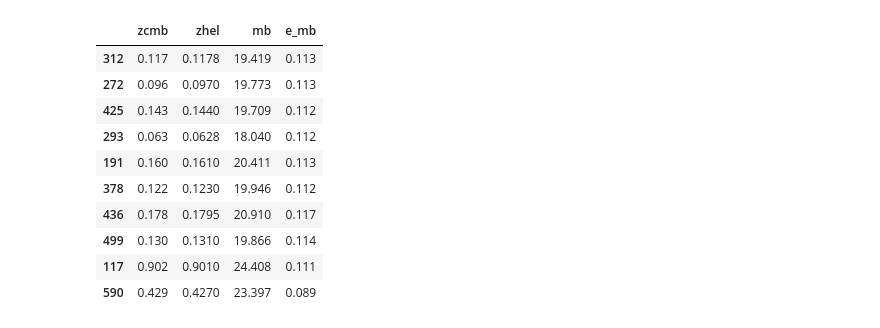
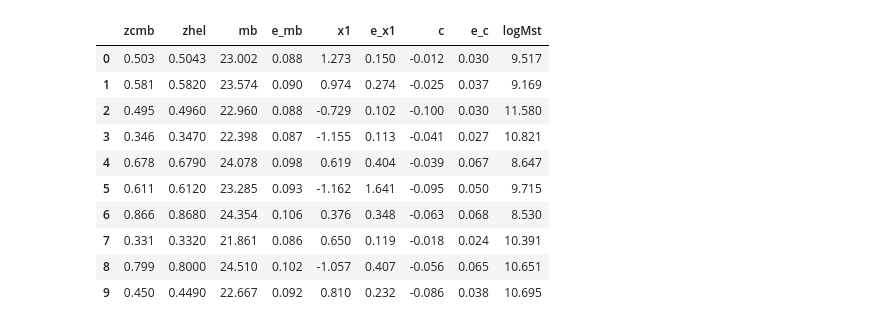
Before and after one commit to Raghuram-Veeramallu/Astro_Stat_Project2, a Jupyter notebook: Project2_Group3.ipynb, the cells around one changed output. Saved outputs shown, nothing was run; the diff lists cells and outputs as text; code cells hidden in the pictures.

```diff
--- a/Project2_Group3.ipynb
+++ b/Project2_Group3.ipynb
@@ -24,21 +31,21 @@ import arviz as az
 %config InlineBackend.figure_format = 'retina'
 az.style.use("arviz-darkgrid")
 # %%
-df = pd.read_csv('/content/SNLightCurveParams.csv')
+df = pd.read_csv('/content/snaeT1.tsv',sep='\t')
 # %%
-df.sample(10)
+df.head(10)
 # %% [output]
-|  | zcmb | zhel | mb | e_mb |
-| 312 | 0.117 | 0.1178 | 19.419 | 0.113 |
-| 272 | 0.096 | 0.0970 | 19.773 | 0.113 |
-| 425 | 0.143 | 0.1440 | 19.709 | 0.112 |
-| 293 | 0.063 | 0.0628 | 18.040 | 0.112 |
-| 191 | 0.160 | 0.1610 | 20.411 | 0.113 |
-| 378 | 0.122 | 0.1230 | 19.946 | 0.112 |
-| 436 | 0.178 | 0.1795 | 20.910 | 0.117 |
-| 499 | 0.130 | 0.1310 | 19.866 | 0.114 |
-| 117 | 0.902 | 0.9010 | 24.408 | 0.111 |
-| 590 | 0.429 | 0.4270 | 23.397 | 0.089 |
+|  | zcmb | zhel | mb | e_mb | x1 | e_x1 | c | e_c | logMst |
+| 0 | 0.503 | 0.5043 | 23.002 | 0.088 | 1.273 | 0.150 | -0.012 | 0.030 | 9.517 |
+| 1 | 0.581 | 0.5820 | 23.574 | 0.090 | 0.974 | 0.274 | -0.025 | 0.037 | 9.169 |
+| 2 | 0.495 | 0.4960 | 22.960 | 0.088 | -0.729 | 0.102 | -0.100 | 0.030 | 11.580 |
+| 3 | 0.346 | 0.3470 | 22.398 | 0.087 | -1.155 | 0.113 | -0.041 | 0.027 | 10.821 |
+| 4 | 0.678 | 0.6790 | 24.078 | 0.098 | 0.619 | 0.404 | -0.039 | 0.067 | 8.647 |
+| 5 | 0.611 | 0.6120 | 23.285 | 0.093 | -1.162 | 1.641 | -0.095 | 0.050 | 9.715 |
+| 6 | 0.866 | 0.8680 | 24.354 | 0.106 | 0.376 | 0.348 | -0.063 | 0.068 | 8.530 |
+| 7 | 0.331 | 0.3320 | 21.861 | 0.086 | 0.650 | 0.119 | -0.018 | 0.024 | 10.391 |
+| 8 | 0.799 | 0.8000 | 24.510 | 0.102 | -1.057 | 0.407 | -0.056 | 0.065 | 10.651 |
+| 9 | 0.450 | 0.4490 | 22.667 | 0.092 | 0.810 | 0.232 | -0.086 | 0.038 | 10.695 |
 # %% [markdown]
 **Column Description:**.
 
```
Also changed, not shown: parts of 14 cells of this notebook.
